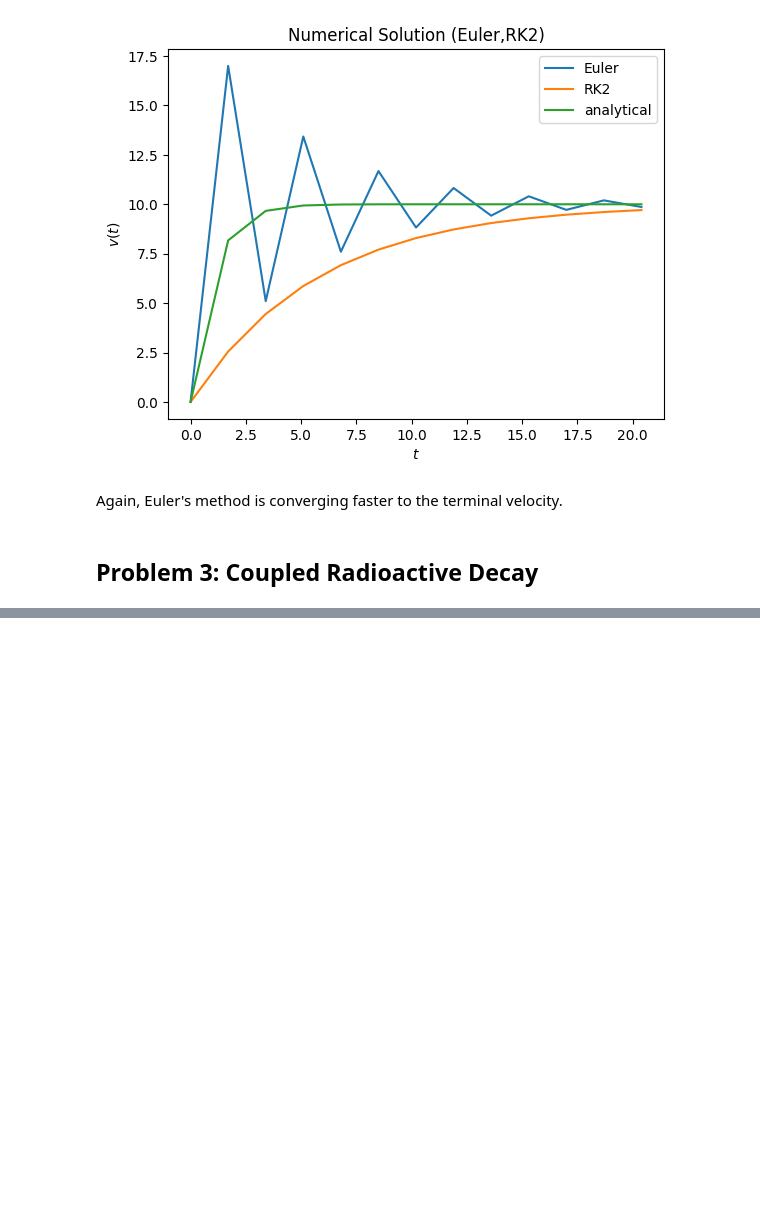
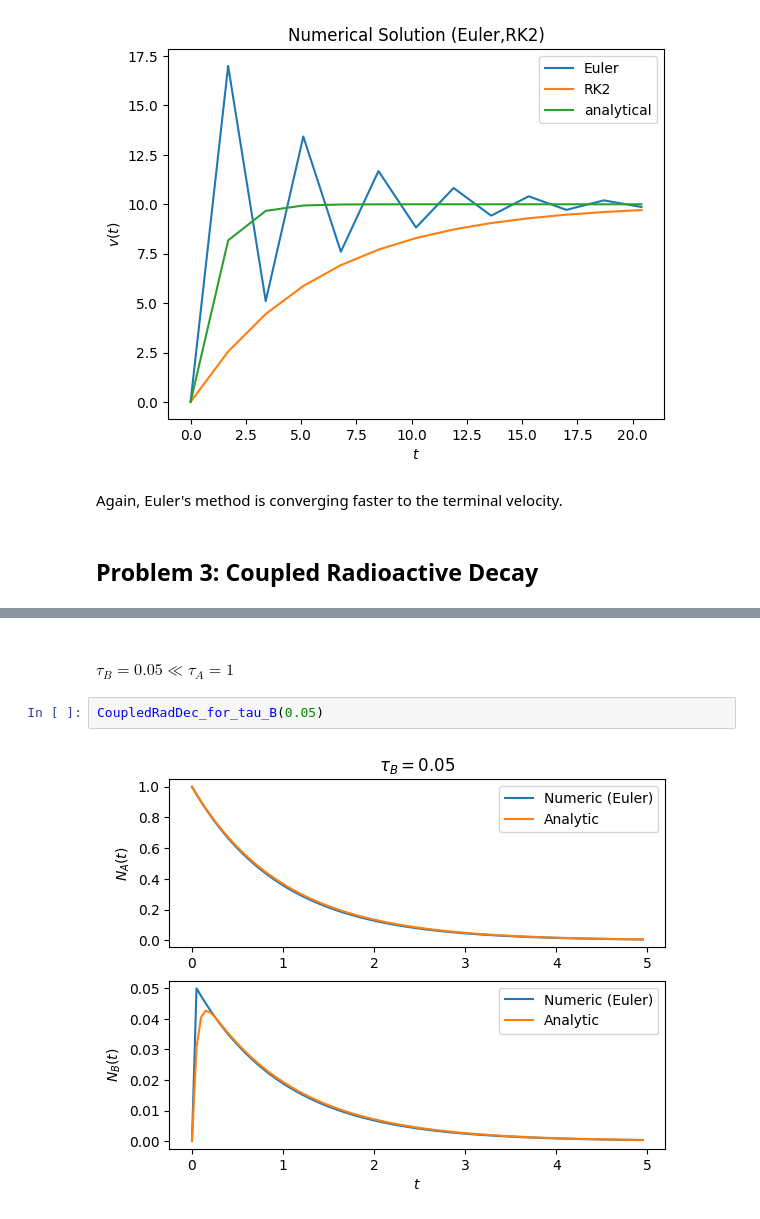
Before and after one commit to pranav-joshi-iitgn/PH509, a Jupyter notebook: Assignment1/A1.ipynb, the cells around one changed output, grey strips where cells are left out. Cells and saved outputs as stored; diff of their text form; blank space fills up the shorter version.

```diff
--- a/A1.ipynb
+++ b/Assignment1/A1.ipynb
@@ -628,0 +962,6 @@ Again, Euler's method is converging faster to the terminal velocity.
+# %% [markdown]
+#### $\tau_B = 0.05 \ll \tau_A =1$
+# %%
+CoupledRadDec_for_tau_B(0.05)
+# %% [output]
+[figure, added]
```
Also changed, not shown: parts of 51 cells of this notebook, 3 other files.
